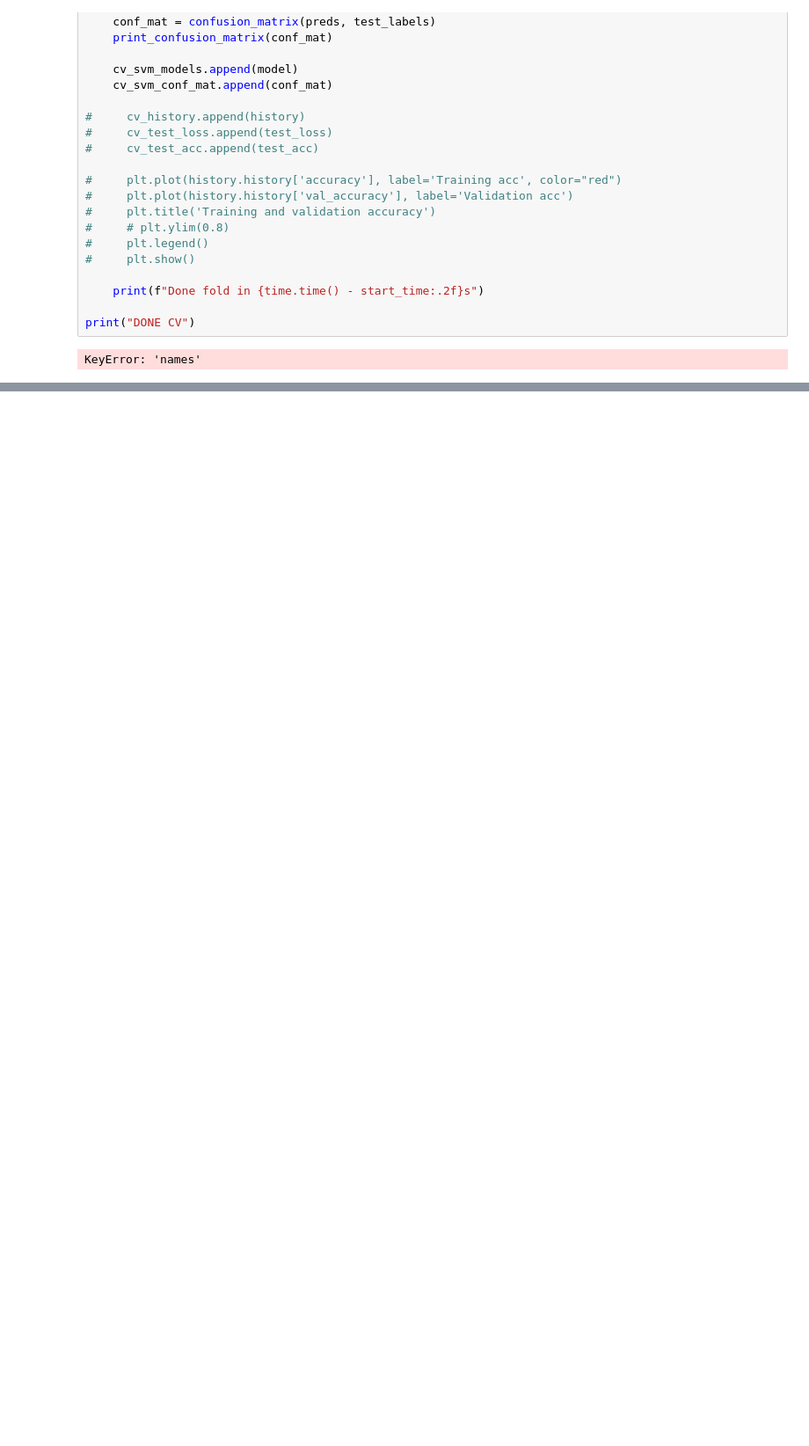
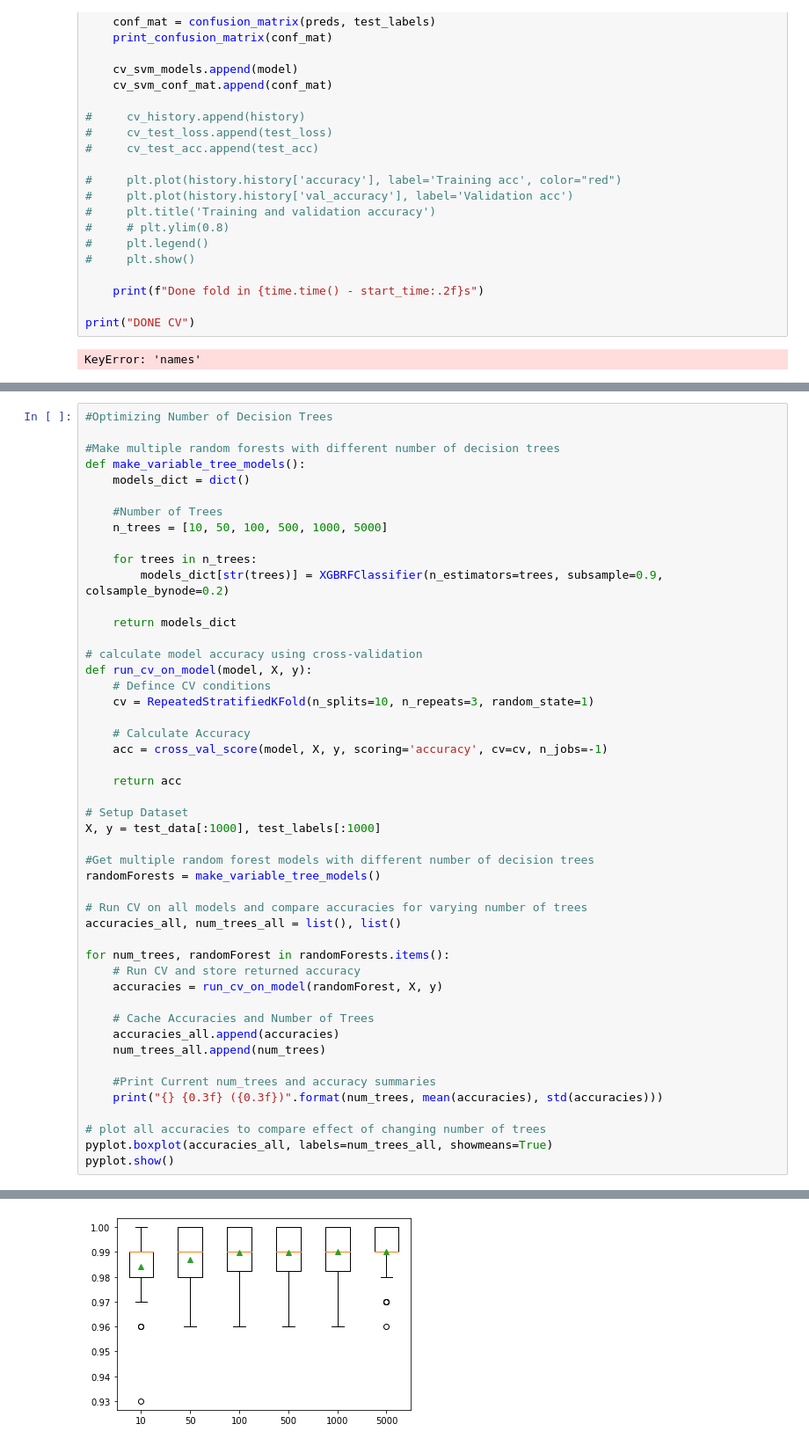
Before and after one commit to mattyhempstead/brain4, a Jupyter notebook: final/analysis/build_model.ipynb, the cells around one changed output, grey strips where cells are left out. Shown at 88% size. Drawn from its saved outputs; the diff is of its cells as text; blank space fills up the shorter version.

Commit message:
XGBoosted Random Forest

```diff
--- a/final/analysis/build_model.ipynb
+++ b/final/analysis/build_model.ipynb
@@ -1611,0 +1641,49 @@ KeyError: 'names'
+# %%
+#Optimizing Number of Decision Trees
+
+#Make multiple random forests with different number of decision trees
+def make_variable_tree_models():
+    models_dict = dict()
+
+    #Number of Trees
+    n_trees = [10, 50, 100, 500, 1000, 5000]
+
+    for trees in n_trees:
+        models_dict[str(trees)] = XGBRFClassifier(n_estimators=trees, subsample=0.9, colsample_bynode=0.2)
+
+    return models_dict
+
+# calculate model accuracy using cross-validation
+def run_cv_on_model(model, X, y):
+    # Defince CV conditions
+    cv = RepeatedStratifiedKFold(n_splits=10, n_repeats=3, random_state=1)
+
+    # Calculate Accuracy
+    acc = cross_val_score(model, X, y, scoring='accuracy', cv=cv, n_jobs=-1)
+
+    return acc
+
+# Setup Dataset
+X, y = test_data[:1000], test_labels[:1000]
+
+#Get multiple random forest models with different number of decision trees
+randomForests = make_variable_tree_models()
+
+# Run CV on all models and compare accuracies for varying number of trees
+accuracies_all, num_trees_all = list(), list()
+
+for num_trees, randomForest in randomForests.items():
+    # Run CV and store returned accuracy
+    accuracies = run_cv_on_model(randomForest, X, y)
+
+    # Cache Accuracies and Number of Trees
+    accuracies_all.append(accuracies)
+    num_trees_all.append(num_trees)
+
+    #Print Current num_trees and accuracy summaries
+    print("{} {0.3f} ({0.3f})".format(num_trees, mean(accuracies), std(accuracies)))
+
+# plot all accuracies to compare effect of changing number of trees
+pyplot.boxplot(accuracies_all, labels=num_trees_all, showmeans=True)
+pyplot.show()
+# %% [output]
@@ -1611,0 +1696 @@ KeyError: 'names'
+[figure, added]
```
Also changed, not shown: parts of 4 cells of this notebook, 1 other file.
